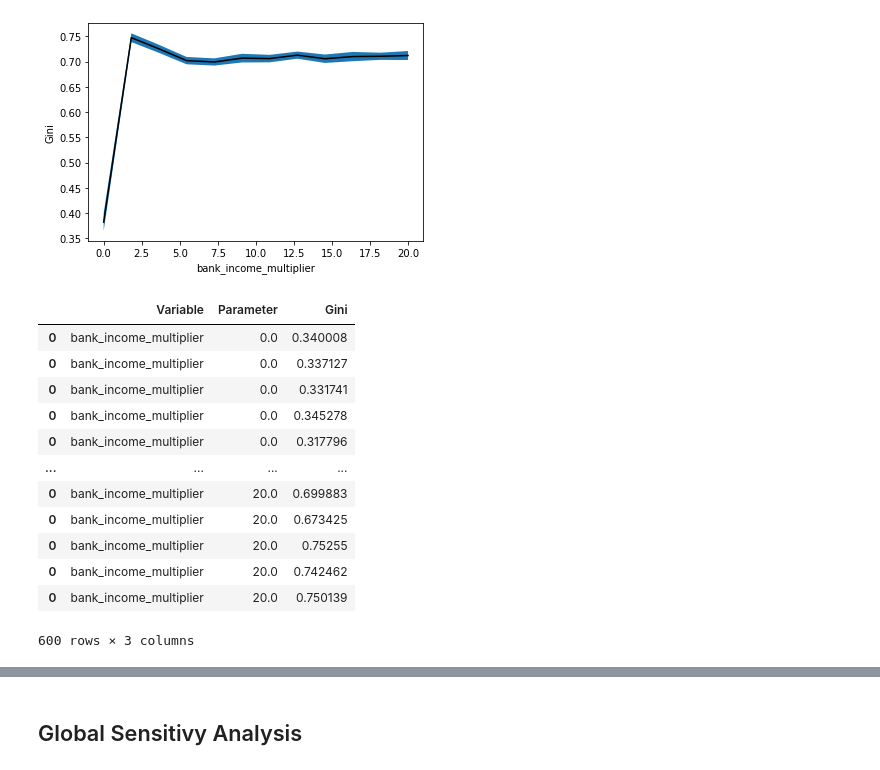
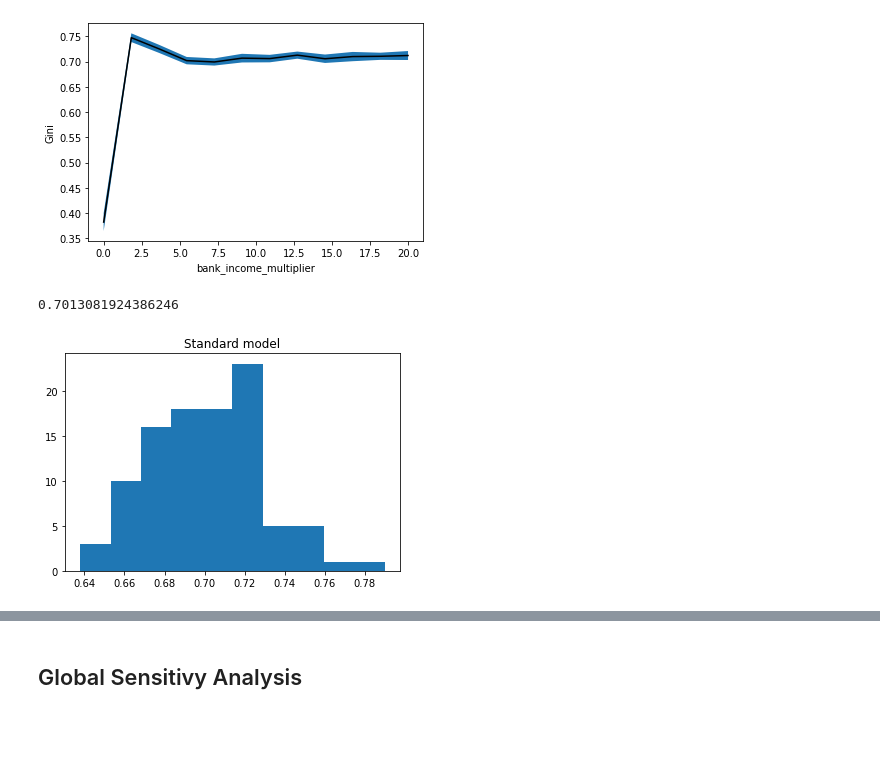
Before and after one commit to Caesar-blip/ABM, a Jupyter notebook: BatchRunner.ipynb, the cells around one changed output, grey strips where cells are left out. Drawn from its saved outputs; the diff is of its cells as text; code cells hidden in the pictures; blank space fills up the shorter version.

Commit message:
added some figures for banking data

```diff
--- a/BatchRunner.ipynb
+++ b/BatchRunner.ipynb
@@ -170,19 +170,16 @@ results = run_batch_parallel(problem, 7, ofat_size, samples, columns)
 run_batch_parallel_plotter(results, 7)
 # %% [output]
 [figure]
-# %%
-results
-# %% [output]
-|  | Variable | Parameter | Gini |
-| 0 | bank_income_multiplier | 0.0 | 0.340008 |
-| 0 | bank_income_multiplier | 0.0 | 0.337127 |
-| 0 | bank_income_multiplier | 0.0 | 0.331741 |
-| 0 | bank_income_multiplier | 0.0 | 0.345278 |
-| 0 | bank_income_multiplier | 0.0 | 0.317796 |
-| ... | ... | ... | ... |
-| 0 | bank_income_multiplier | 20.0 | 0.699883 |
-| 0 | bank_income_multiplier | 20.0 | 0.673425 |
-| 0 | bank_income_multiplier | 20.0 | 0.75255 |
-| 0 | bank_income_multiplier | 20.0 | 0.742462 |
-| 0 | bank_income_multiplier | 20.0 | 0.750139 |
-600 rows × 3 columns
+# %%
+def run_model(steps):
+    model = HousingMarket()
+    model.run_model(steps)
+    data = model.datacollector.get_model_vars_dataframe()
+    return data['Gini'].iloc[-1]
+# %%
+results = Parallel(n_jobs= cpu_count())(delayed(run_model)(steps=1000)
+                       for i in range(100))
+# %%
+np.mean(results)
+# %% [output]
+0.7013081924386246
@@ -188,0 +193,7 @@ results
+# %%
+import matplotlib.pyplot as plt
+plt.hist(results)
+plt.title("Standard model")
+plt.savefig("outputs/banking_hist_group0.png", dpi=300)
+# %% [output]
+[figure, added]
```
Also changed, not shown: parts of 3 cells of this notebook, 4 other files.
